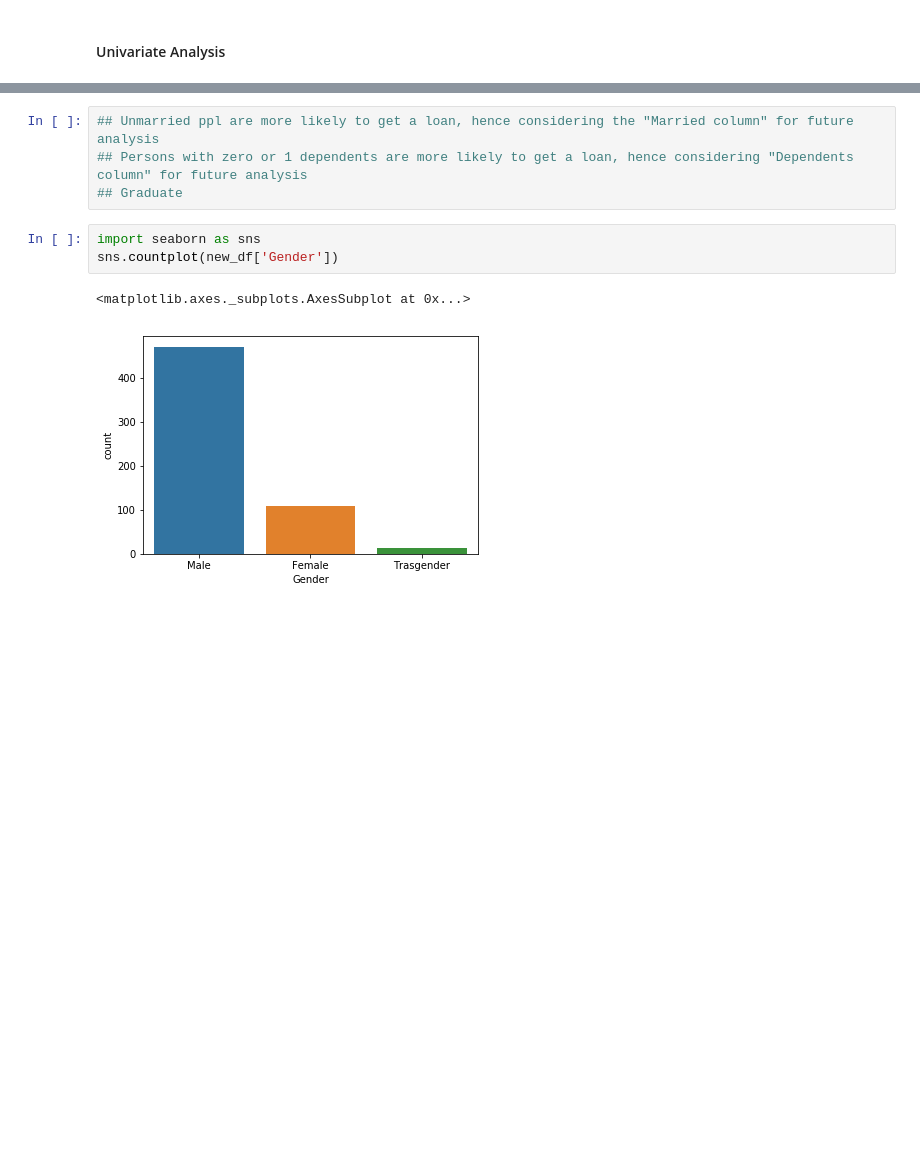
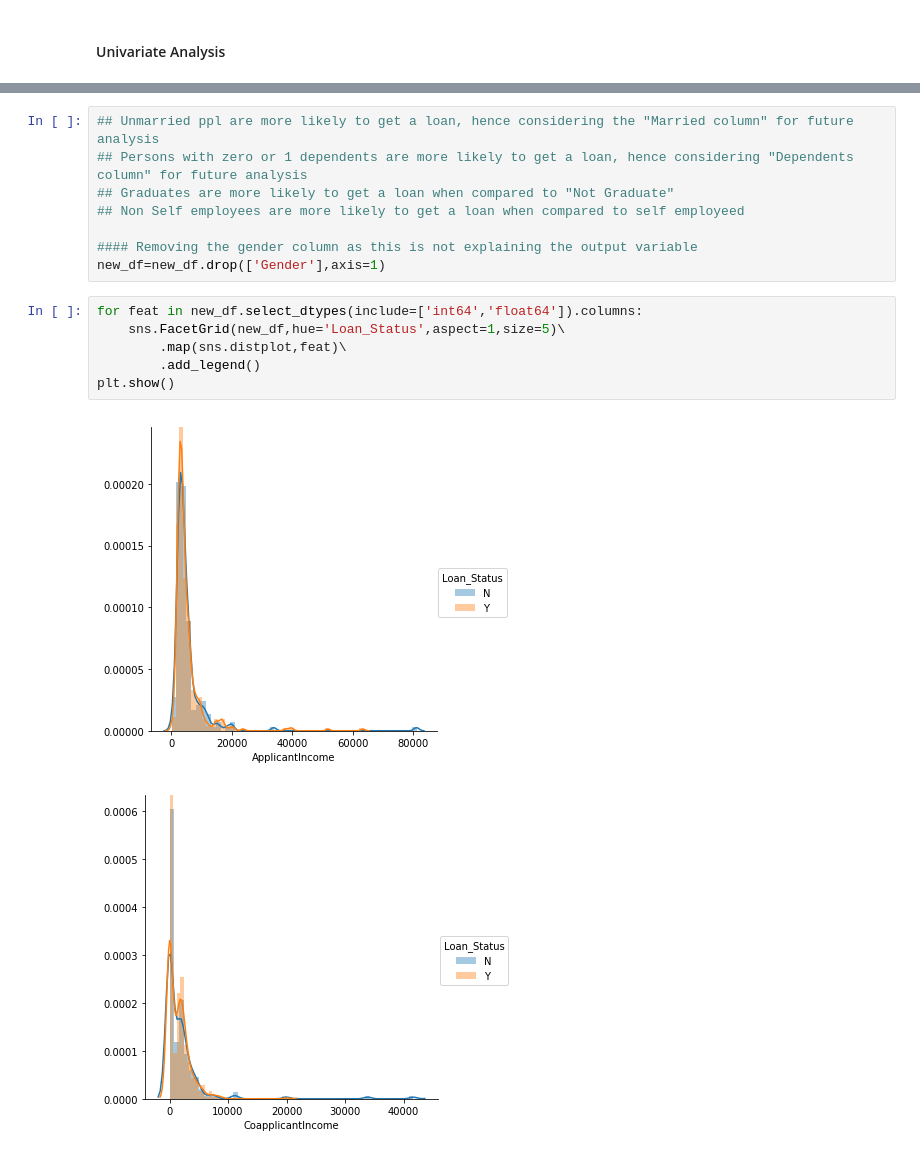
Before and after one commit to nov012017/Code, a Jupyter notebook: Projects/Loan Prediction/LoanPrediction.ipynb, the cells around one changed output, grey strips where cells are left out. Drawn from its saved outputs; the diff is of its cells as text; blank space fills up the shorter version.

```diff
--- a/Projects/Loan Prediction/LoanPrediction.ipynb
+++ b/Projects/Loan Prediction/LoanPrediction.ipynb
@@ -226,10 +240,17 @@ Plot for:  Loan_Status  vs Loan Status
 # %%
 ## Unmarried ppl are more likely to get a loan, hence considering the "Married column" for future analysis
 ## Persons with zero or 1 dependents are more likely to get a loan, hence considering "Dependents column" for future analysis
-## Graduate
+## Graduates are more likely to get a loan when compared to "Not Graduate"
+## Non Self employees are more likely to get a loan when compared to self employeed
+
+#### Removing the gender column as this is not explaining the output variable
+new_df=new_df.drop(['Gender'],axis=1)
-# %%
-import seaborn as sns
-sns.countplot(new_df['Gender'])
-# %% [output]
-<matplotlib.axes._subplots.AxesSubplot at 0x...>
-[figure, removed]
+# %%
+for feat in new_df.select_dtypes(include=['int64','float64']).columns:
+    sns.FacetGrid(new_df,hue='Loan_Status',aspect=1,size=5)\
+        .map(sns.distplot,feat)\
+        .add_legend()
+plt.show()
+# %% [output]
+[figure, added]
+[figure, added]
```
Also changed, not shown: parts of 51 cells of this notebook.
